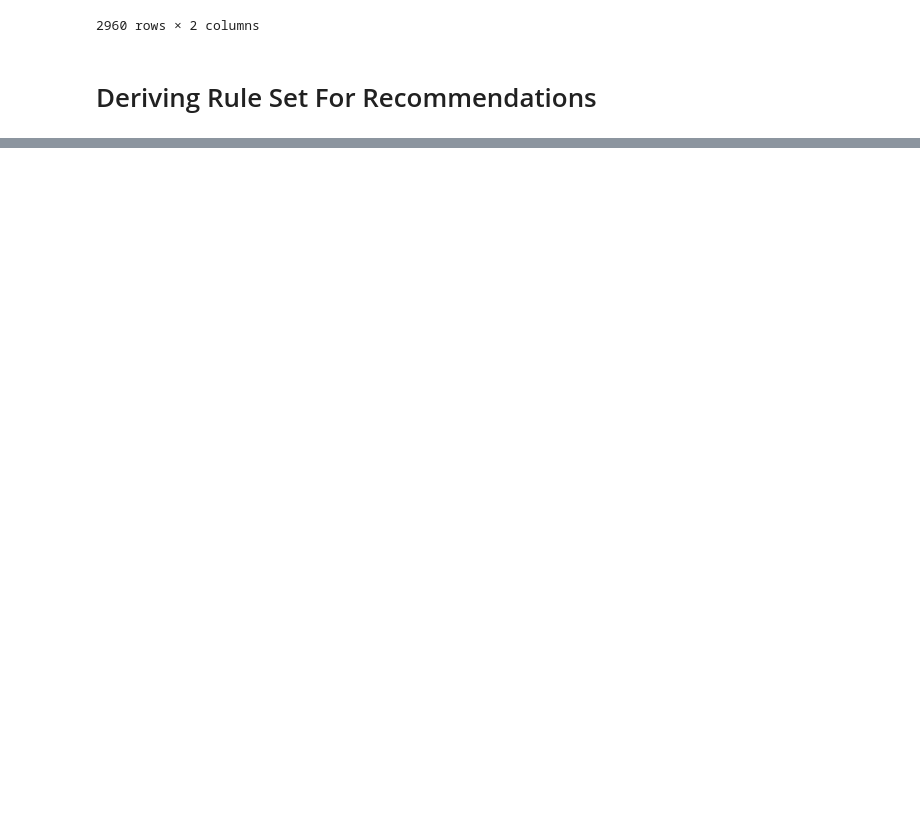
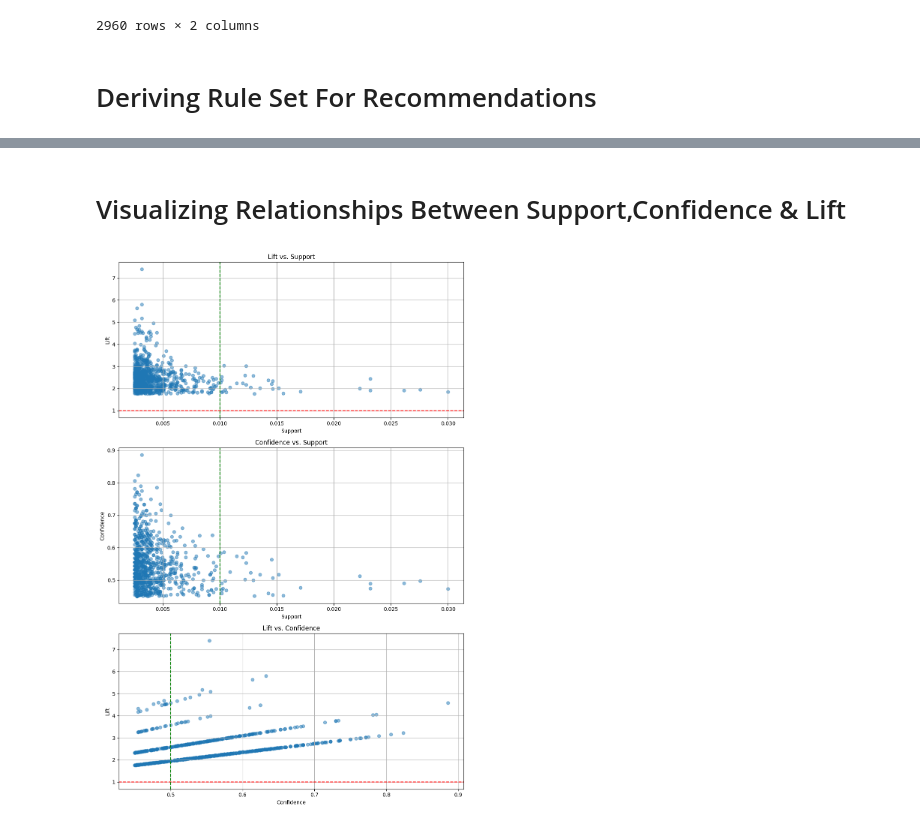
Before and after one commit to pappala-balaji/Market-Basket-Analysis, a Jupyter notebook: BasketAnalysis.ipynb, the cells around one changed output, grey strips where cells are left out. Saved outputs shown, nothing was run; the diff lists cells and outputs as text; code cells hidden in the pictures; blank space fills up the shorter version.

```diff
--- a/BasketAnalysis.ipynb
+++ b/BasketAnalysis.ipynb
@@ -238,3 +239,37 @@ rule_set
 | 880 | (kitchen towels) | (whole milk) | 0.005999 | 0.255516 | 0.002745 | 0.457627 | 1.790992 | ... |
 | 881 | (jam) | (whole milk) | 0.005389 | 0.255516 | 0.002949 | 0.547170 | 2.141431 | ... |
 882 rows × 10 columns
+# %% [markdown]
+# Visualizing Relationships Between Support,Confidence & Lift
+# %%
+fig,axs=plt.subplots(3,1,figsize=(10,15))
+# Lift and Support Plot
+axs[0].scatter(rule_set['support'],rule_set['lift'],alpha=0.5)
+axs[0].set_xlabel('Support')
+axs[0].set_ylabel('Lift')
+axs[0].set_title('Lift vs. Support')
+axs[0].axhline(y=1, color='r', linestyle='--')
+axs[0].axvline(x=0.01, color='g', linestyle='--')
+axs[0].grid(True)
+
+# Scatter Plot for Support vs. Confidence
+axs[1].scatter(rule_set['support'],rule_set['confidence'],alpha=0.5)
+axs[1].set_xlabel('Support')
+axs[1].set_ylabel('Confidence')
+axs[1].set_title('Confidence vs. Support')
+axs[1].axvline(x=0.01, color='g', linestyle='--')
+axs[1].grid(True)
+
+# Scatter Plot for Confidence vs. Lift
+axs[2].scatter(rule_set['confidence'], rule_set['lift'], alpha=0.5)
+axs[2].set_xlabel('Confidence')
+axs[2].set_ylabel('Lift')
+axs[2].set_title('Lift vs. Confidence')
+axs[2].axhline(y=1, color='r', linestyle='--')
+axs[2].axvline(x=0.5, color='g', linestyle='--')
+axs[2].grid(True)
+
+plt.tight_layout()
+plt.show()
+# %% [output]
+[figure, added]
```
Also changed, not shown: parts of 9 cells of this notebook.
